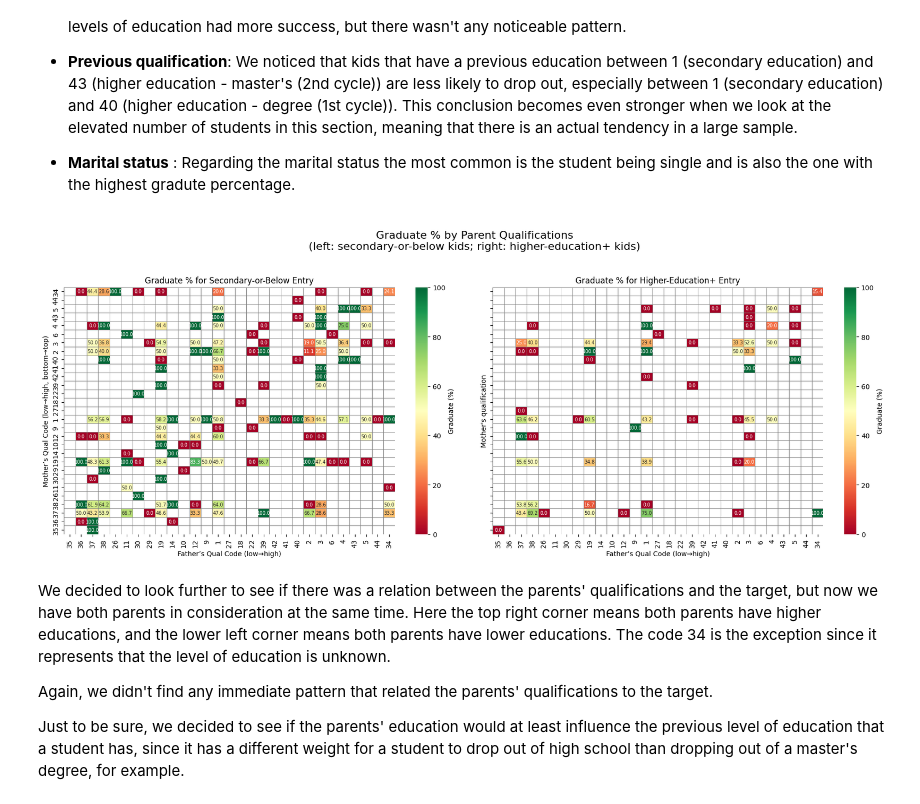
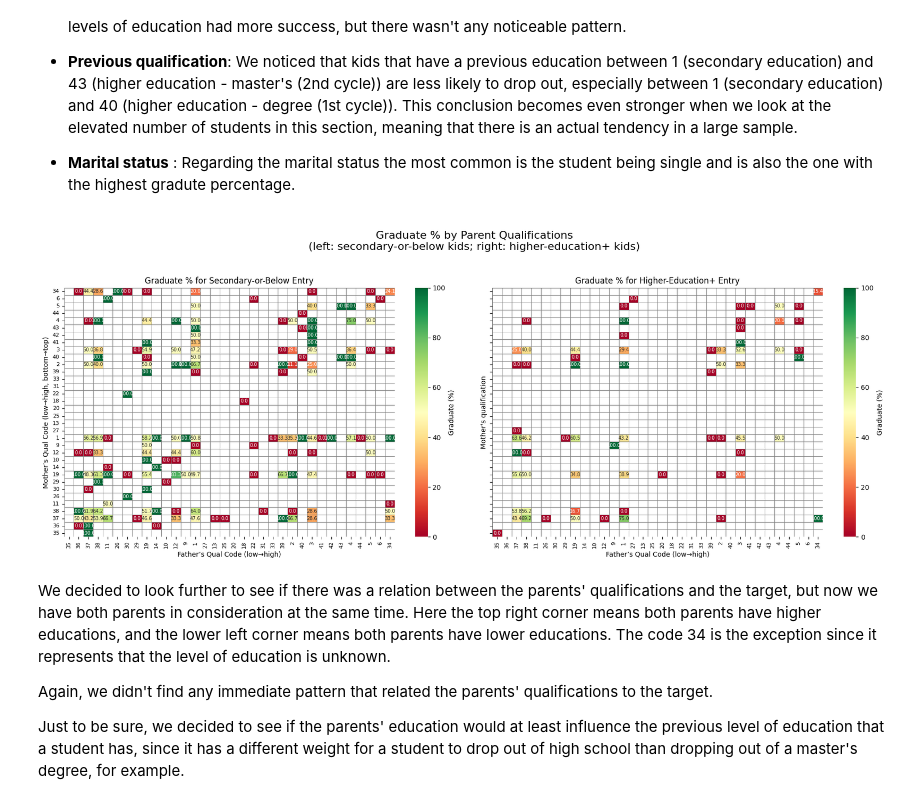
Before and after one commit to 21RM/Y3S2-AI-Proj2, a Jupyter notebook: notebooks/01_data_loading.ipynb, the cells around one changed output. Cells and saved outputs as stored; diff of their text form; code cells hidden in the pictures.

Commit message:
order in ordinais

```diff
--- a/notebooks/01_data_loading.ipynb
+++ b/notebooks/01_data_loading.ipynb
@@ -199,7 +199,8 @@ pastel_colors = sns.color_palette("pastel", n_colors=3)
 color_map = {"Dropout": pastel_colors[0], "Enrolled": pastel_colors[1], "Graduate": pastel_colors[2]}
 
 # Qualification code order
-qual_order = [35,36,37,38,26,11,30,29,19,14,10,12,9,1,27,18,22,39,42,41,40,2,3,6,4,43,5,44,34]
+qual_order = [35, 36, 37, 38, 11, 26, 30, 29, 19, 14, 10, 12, 9, 1, 27, 13, 25, 20, 18, 22, 31, 33, 39, 2, 40, 3, 41, 42, 43, 4, 44, 5, 6, 34]
+
 
 # Marital status mapping
 marital_map = {
@@ -271,11 +272,9 @@ import seaborn as sns
 
 low_codes = [1, 9, 10, 12, 14, 15, 19, 38]
 high_codes = [2, 3, 4, 5, 6, 39, 40, 42, 43]
-qual_order = [
-    35,36,37,38,26,11,30,29,19,14,10,12,9,1,
-    27,18,22,39,42,41,40,2,3,6,4,43,5,44,34
-]
-mother_order = qual_order[::-1]
+qual_order = [35, 36, 37, 38, 11, 26, 30, 29, 19, 14, 10, 12, 9, 1, 27, 13, 25, 20, 18, 22, 31, 33, 39, 2, 40, 3, 41, 42, 43, 4, 44, 5, 6, 34]
+
+mother_order = qual_order
 father_order = qual_order
 
 def grad_pct_matrix(df_subset):
@@ -295,34 +294,49 @@ plt.subplots_adjust(wspace=0.3)
 sns.heatmap(
     mat_low, mask=mat_low.isna(), cmap="RdYlGn",
     annot=True, fmt=".1f", linewidths=0.5, linecolor="gray",
     cbar_kws={"label": "Graduate (%)"}, ax=ax1
 )
 ax1.set_title("Graduate % for Secondary-or-Below Entry", fontsize=12)
 ax1.set_xlabel("Father’s Qual Code (low→high)")
 ax1.set_ylabel("Mother’s Qual Code (low→high, bottom→top)")
 
 sns.heatmap(
     mat_high, mask=mat_high.isna(), cmap="RdYlGn",
     annot=True, fmt=".1f", linewidths=0.5, linecolor="gray",
     cbar_kws={"label": "Graduate (%)"}, ax=ax2
 )
 ax2.set_title("Graduate % for Higher-Education+ Entry", fontsize=12)
 ax2.set_xlabel("Father’s Qual Code (low→high)")
 
+
+for ax, mat in ((ax1, low_mat), (ax2, high_mat)):
+    n = mat.shape[1]
+    positions = np.arange(n) + 0.5
+    ax.set_xticks(positions)
+    ax.set_xticklabels(mat.columns, rotation=90, fontsize=8)
+    # if you also want the y‐labels centered:
+    if ax is ax1:
+        m = mat.shape[0]
+        ypos = np.arange(m) + 0.5
+        ax.set_yticks(ypos)
+        ax.set_yticklabels(mat.index[::-1], rotation=0, fontsize=8)
+
+ax1.invert_yaxis()
+
 # Shrink all annotation texts to 5pt
 for ax in (ax1, ax2):
     for txt in ax.texts:
         txt.set_fontsize(7)
 
 plt.suptitle(
     "Graduate % by Parent Qualifications\n"
     "(left: secondary-or-below kids; right: higher-education+ kids)",
     fontsize=16
 )
 plt.tight_layout(rect=[0, 0, 1, 0.95])
 plt.show()
 # %% [output]
-[figure, old version]
+[figure, new version]
 # %% [markdown]
 We decided to look further to see if there was a relation between the parents' qualifications and the target, but now we have both parents in consideration at the same time. Here the top right corner means both parents have higher educations, and the lower left corner means both parents have lower educations. The code 34 is the exception since it represents that the level of education is unknown.
 
```
Also changed, not shown: parts of 2 cells of this notebook, 1 other file.
